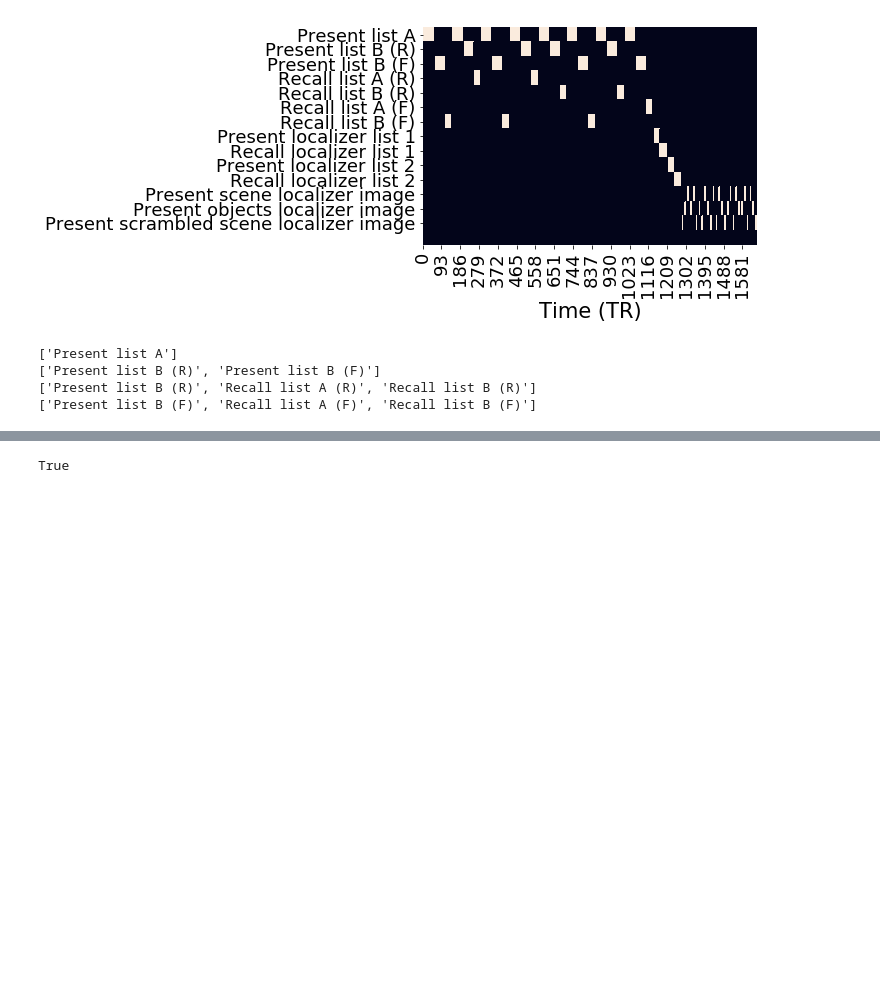
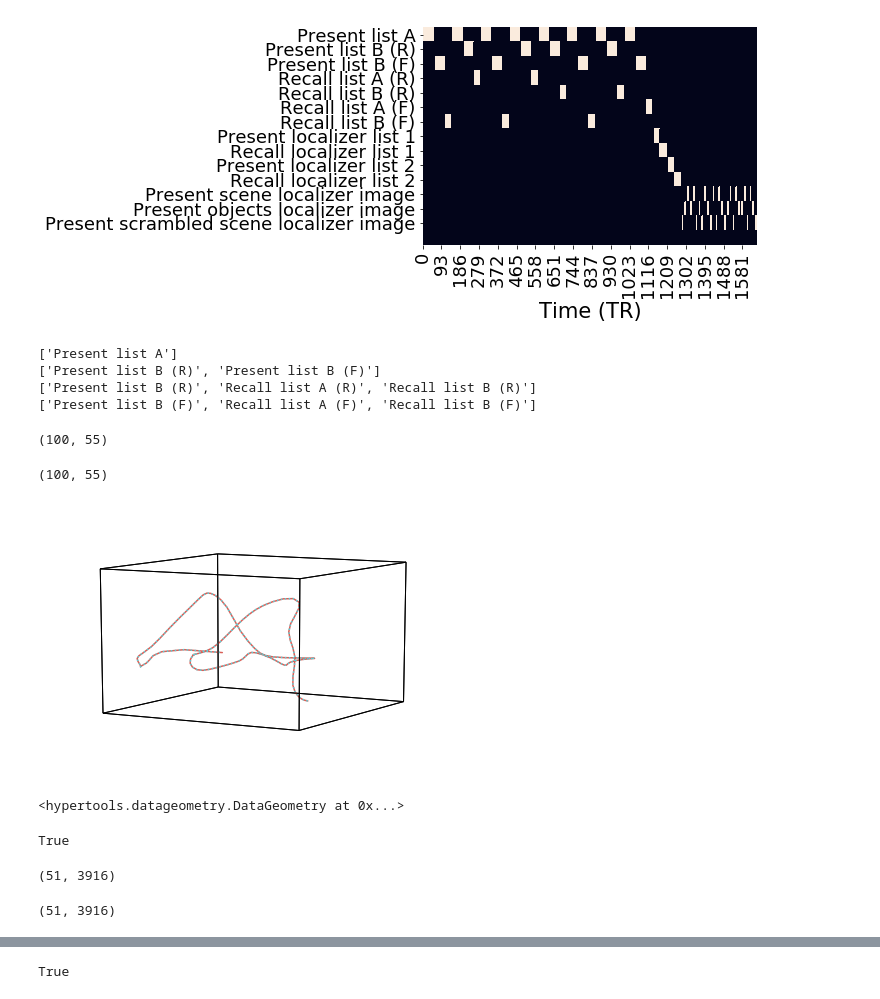
Before and after one commit to ContextLab/directed-forgetting-network-dynamics, a Jupyter notebook: code/network_analyses.ipynb, the cells around one changed output, grey strips where cells are left out. Saved outputs shown, nothing was run; the diff lists cells and outputs as text; code cells hidden in the pictures; blank space fills up the shorter version.

```diff
--- a/code/network_analyses.ipynb
+++ b/code/network_analyses.ipynb
@@ -218,0 +221,21 @@ a3_means = list(map(lambda x: np.nanmean(x, axis=2), a3[0]))
+# %%
+test_data = list(map(lambda x: np.cumsum(np.random.randn(100, 10), axis=0), np.arange(5)))
+for i in np.arange(len(test_data)):
+    test_data[i][np.random.rand(test_data[i].shape[0], test_data[i].shape[1]) < 0.1] = np.nan
+# %%
+tc1 = tc.timecorr(test_data, weights_function=tc.gaussian_weights, weights_params={'var': 5}, combine=tc.helpers.corrmean_combine)
+# %%
+tc2 = tc.timecorr(test_data, weights_function=tc.gaussian_weights, weights_params={'var': 5}, combine=tc.helpers.corrmean_combine)
+# %%
+np.array(tc1).shape
+# %% [output]
+(100, 55)
+# %%
+np.array(tc2).shape
+# %% [output]
+(100, 55)
+# %%
+hyp.plot([np.array(tc1), np.array(tc2)], ['-', ':'])
+# %% [output]
+[figure, added]
+<hypertools.datageometry.DataGeometry at 0x...>
@@ -218,0 +259,12 @@ a3_means = list(map(lambda x: np.nanmean(x, axis=2), a3[0]))
+# %%
+allclose_wrapper(b1, b2)
+# %% [output]
+True
+# %%
+r_f_nets1[0].shape
+# %% [output]
+(51, 3916)
+# %%
+r_f_nets2[0].shape
+# %% [output]
+(51, 3916)
```
Also changed, not shown: parts of 18 cells of this notebook, 1 other file.
